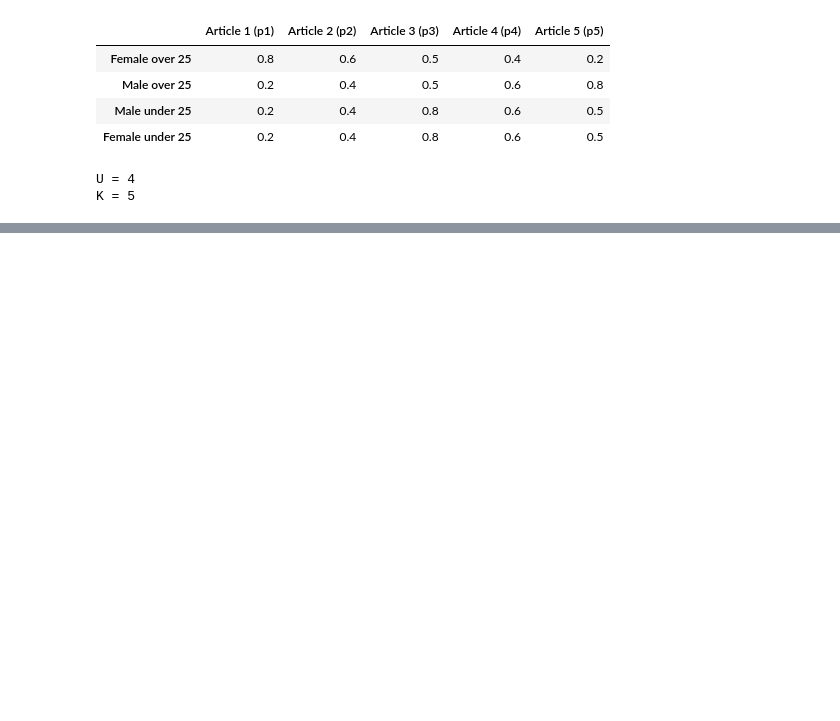
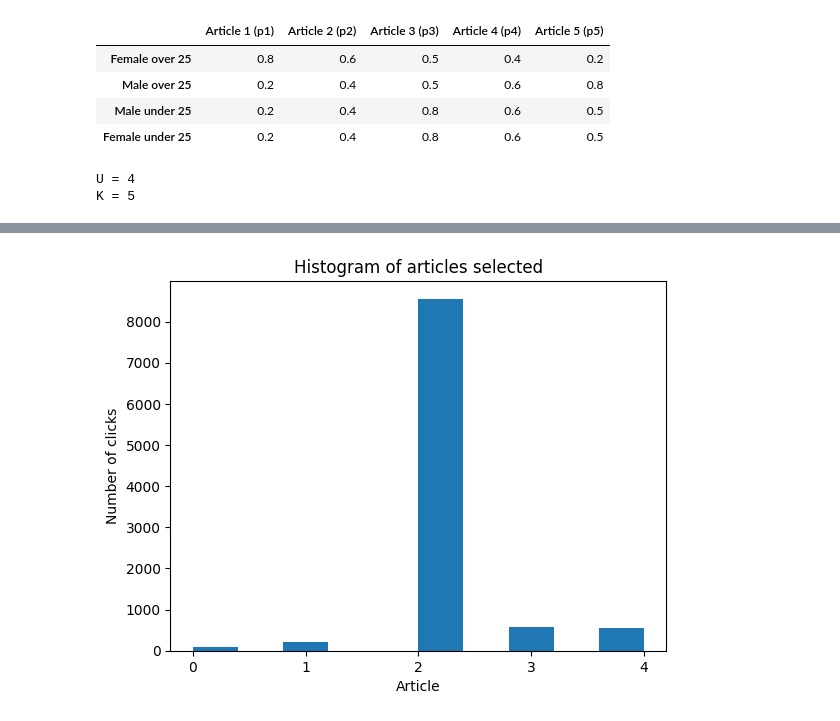
Before and after one commit to nick-hue/Reinforcement-Learning, a Jupyter notebook: Exercise1/RL_UCB.ipynb, the cells around one changed output, grey strips where cells are left out. Drawn from its saved outputs; the diff is of its cells as text; code cells hidden in the pictures; blank space fills up the shorter version.

```diff
--- a/Exercise1/RL_UCB.ipynb
+++ b/Exercise1/RL_UCB.ipynb
@@ -124,0 +208,9 @@ plt.locator_params(axis='x', integer=True)
+# %%
+# showing which arm was picked the most and when it learns which arm is the best keeps playing it
+plt.hist(articles_clicked)
+plt.title('Histogram of articles selected')
+plt.xlabel('Article')
+plt.ylabel('Number of clicks')
+plt.locator_params(axis='x', integer=True)
+# %% [output]
+[figure, added]
```
Also changed, not shown: parts of 18 cells of this notebook, 2 other files.
